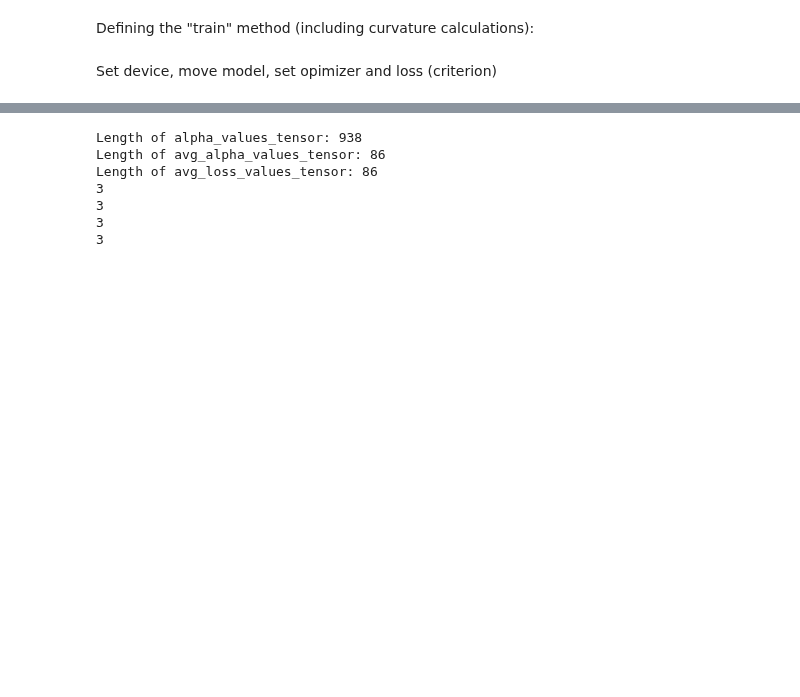
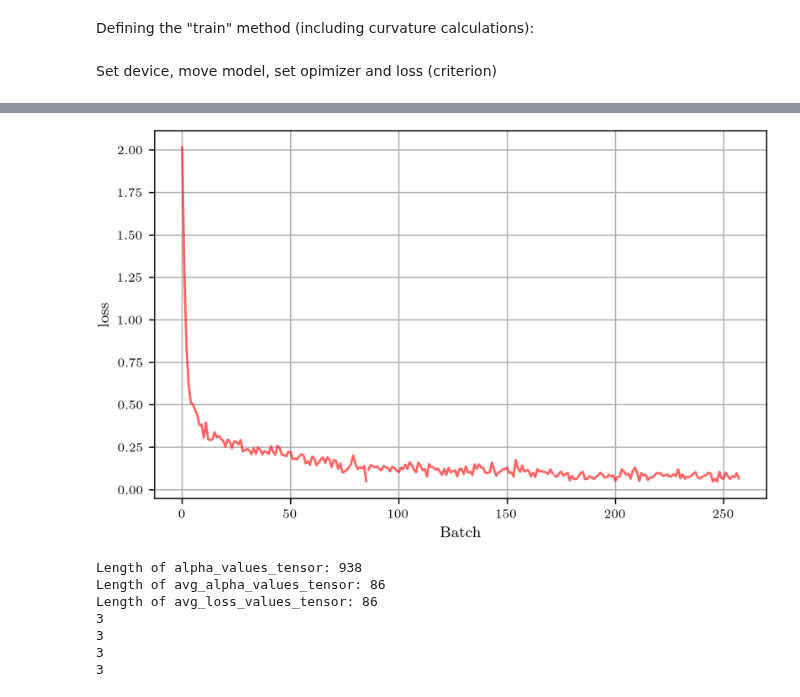
Before and after one commit to Davidundso/taylor, a Jupyter notebook: experiments/exp_05_curvelinops/First_test_curvelinops.ipynb, the cells around one changed output, grey strips where cells are left out. Saved outputs shown, nothing was run; the diff lists cells and outputs as text; code cells hidden in the pictures; blank space fills up the shorter version.

```diff
--- a/experiments/exp_05_curvelinops/First_test_curvelinops.ipynb
+++ b/experiments/exp_05_curvelinops/First_test_curvelinops.ipynb
@@ -276,3 +298,7 @@ Test set: Average loss: 0.0001, Accuracy: 9712/10000 (97.12%)
+# %%
+plot_data(complete_avg_losses,['r','r','r'], "large", "Batch", "loss", False, concat_data = True, legend_labels=[ "alpha* in epoch 2", "alpha* in epoch 3"])
+# %% [output]
+[figure, added]
 # %%
 # Print the lengths
 print("Length of alpha_values_tensor:", len(alpha_values_tensor))
```
Also changed, not shown: parts of 6 cells of this notebook, 3 other files.
